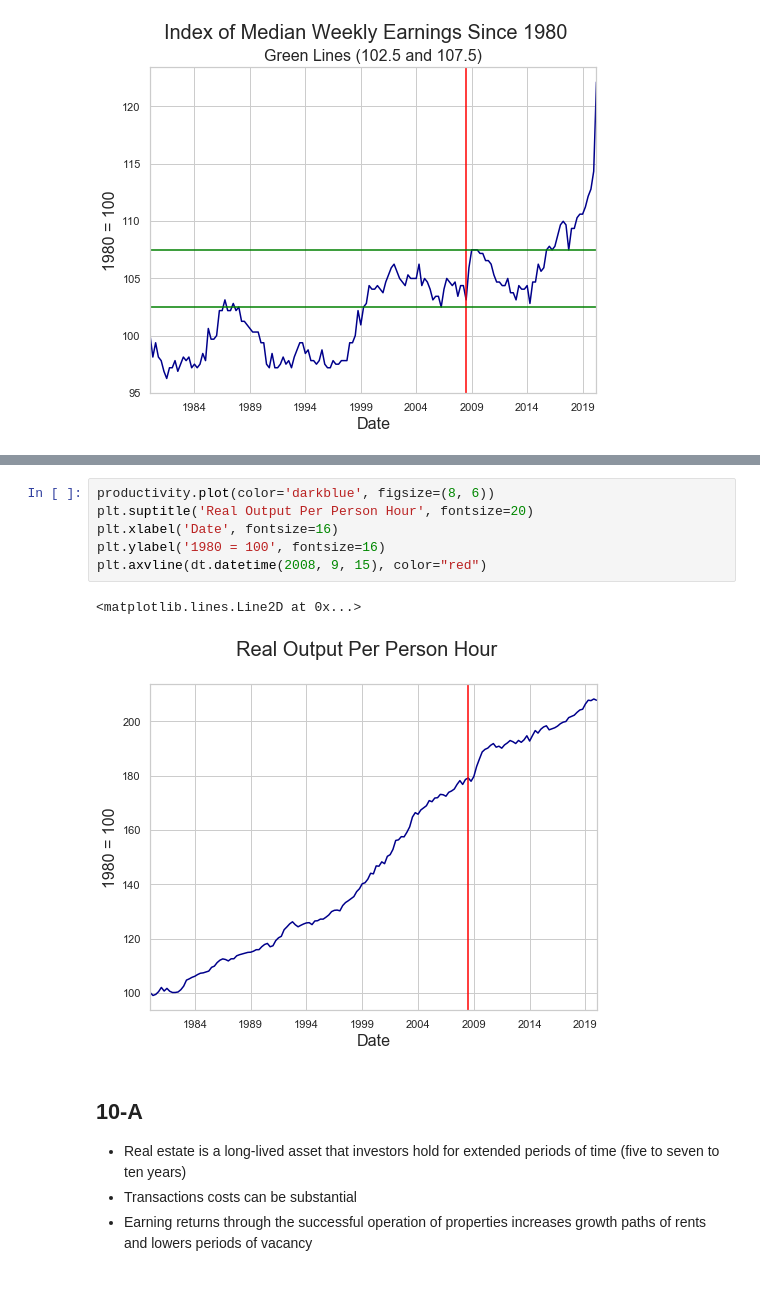
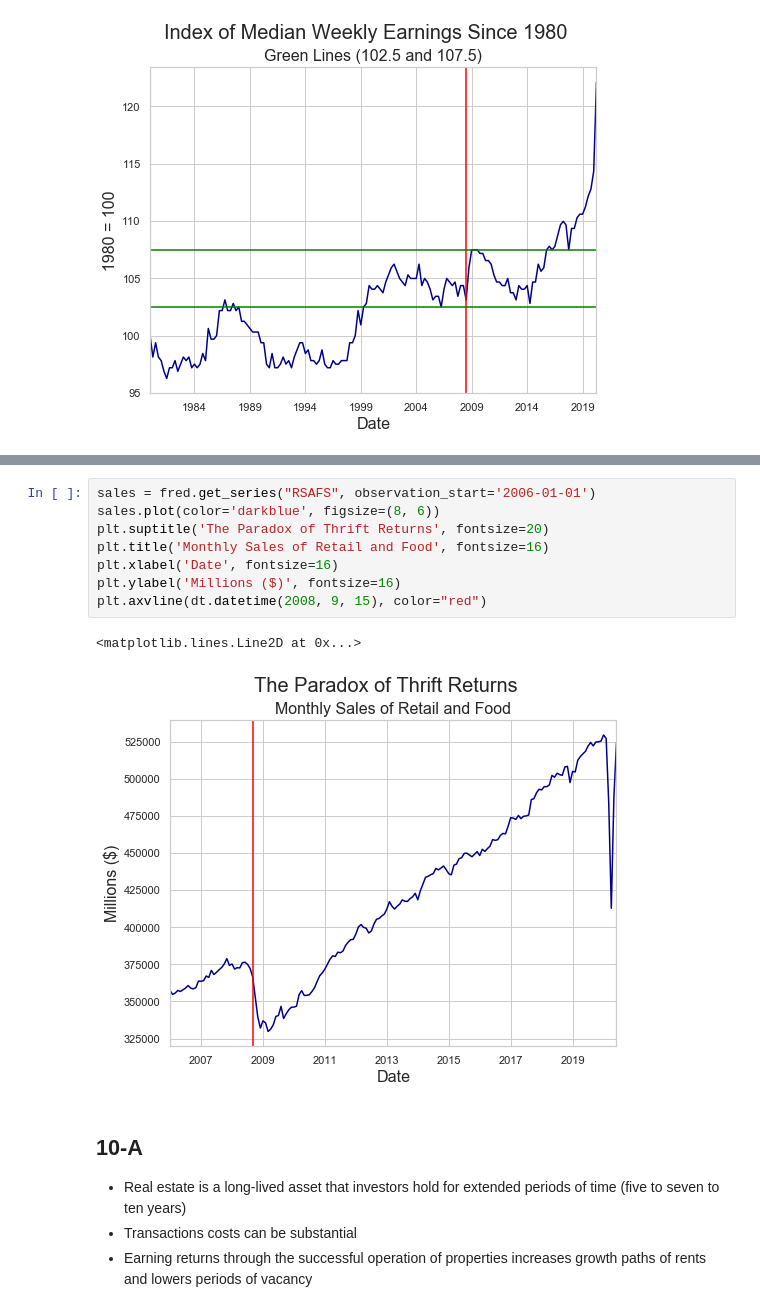
Before and after one commit to thsavage/Hirsh-Fellows-Real-Estate-Finance, a Jupyter notebook: Hirsh Fellows Supplemental Notes.ipynb, the cells around one changed output, grey strips where cells are left out. Drawn from its saved outputs; the diff is of its cells as text.

```diff
--- a/Hirsh Fellows Supplemental Notes.ipynb
+++ b/Hirsh Fellows Supplemental Notes.ipynb
@@ -736,12 +746,14 @@ productivity = fred.get_series("OPHNFB", observation_start='1980-01-01') / 52 *
 # %%
-productivity.plot(color='darkblue', figsize=(8, 6))
-plt.suptitle('Real Output Per Person Hour', fontsize=20)
+sales = fred.get_series("RSAFS", observation_start='2006-01-01')
+sales.plot(color='darkblue', figsize=(8, 6))
+plt.suptitle('The Paradox of Thrift Returns', fontsize=20)
+plt.title('Monthly Sales of Retail and Food', fontsize=16)
 plt.xlabel('Date', fontsize=16)
-plt.ylabel('1980 = 100', fontsize=16)
+plt.ylabel('Millions ($)', fontsize=16)
 plt.axvline(dt.datetime(2008, 9, 15), color="red")
 # %% [output]
 <matplotlib.lines.Line2D at 0x...>
-[figure, old version]
+[figure, new version]
 # %% [markdown]
 ## 10-A
 
```
Also changed, not shown: parts of 21 cells of this notebook.
